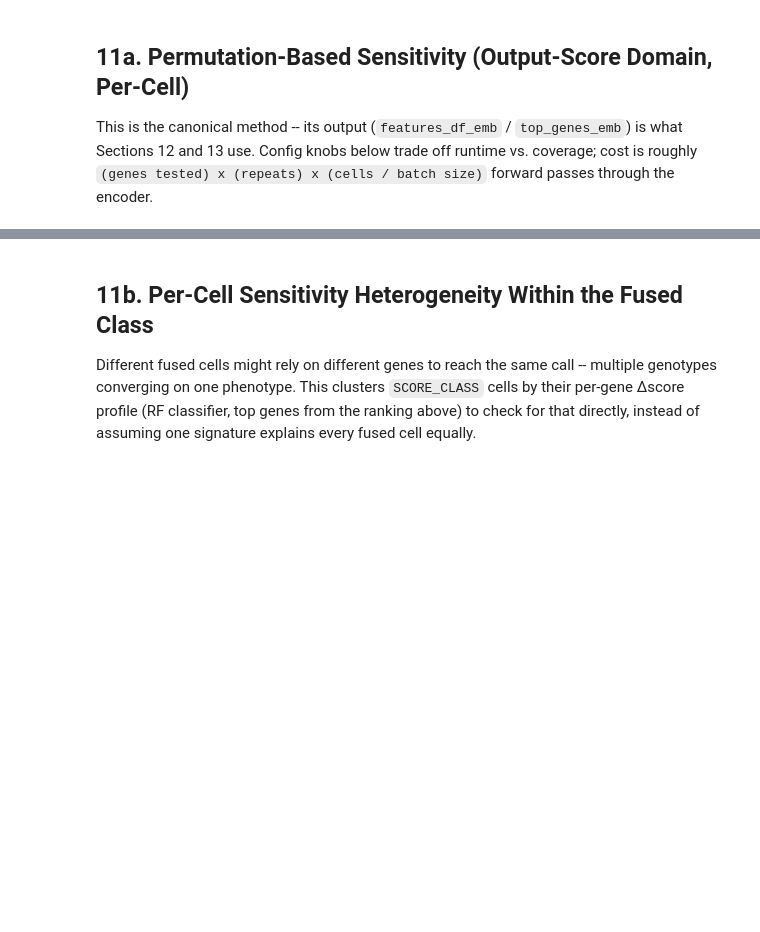
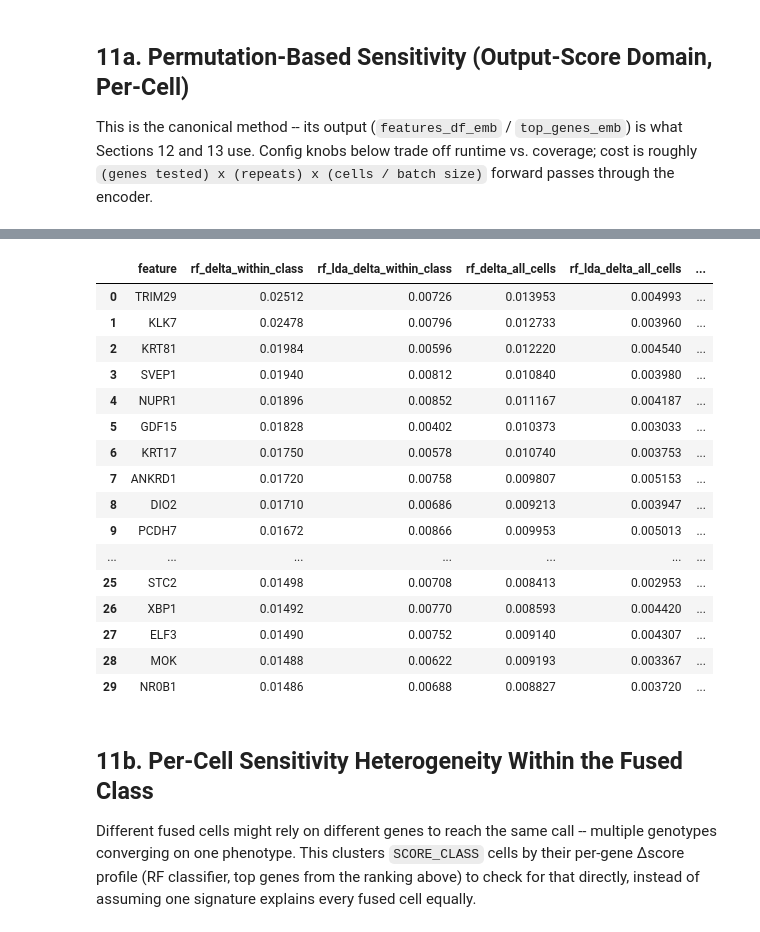
Before and after one commit to paulameena/fusion-scRNAseq-analysis, a Jupyter notebook: Fusion_embedding_classifier_comparison.ipynb, the cells around one changed output, grey strips where cells are left out. Cells and saved outputs as stored; diff of their text form; code cells hidden in the pictures; blank space fills up the shorter version.

```diff
--- a/Fusion_embedding_classifier_comparison.ipynb
+++ b/Fusion_embedding_classifier_comparison.ipynb
@@ -964,30 +1020,50 @@ print(f'\nDone. delta_score_rf shape: {delta_score_rf.shape}')
 # %%
 rf_delta_within = np.abs(delta_score_rf[within_class_mask]).mean(axis=0)
 rf_delta_all = np.abs(delta_score_rf).mean(axis=0)
 rf_lda_delta_within = np.abs(delta_score_rf_lda[within_class_mask]).mean(axis=0)
 rf_lda_delta_all = np.abs(delta_score_rf_lda).mean(axis=0)
 
 features_df_emb = pd.DataFrame({
     'feature': genes_to_test,
     'rf_delta_within_class': rf_delta_within,      # mean |Δ predict_proba| among SCORE_CLASS cells
     'rf_lda_delta_within_class': rf_lda_delta_within,
     'rf_delta_all_cells': rf_delta_all,             # same, averaged over all sensitivity cells (context)
     'rf_lda_delta_all_cells': rf_lda_delta_all,
 })
 
 # Both columns are now in the same domain (change in predict_proba) -- normalize only to give the
 # two classifiers equal weight in the combined ranking, not to fix a domain mismatch.
 for col in ('rf_delta_within_class', 'rf_lda_delta_within_class'):
     rng_span = features_df_emb[col].max() - features_df_emb[col].min()
     features_df_emb[col + '_norm'] = (
         (features_df_emb[col] - features_df_emb[col].min()) / (rng_span if rng_span > 0 else 1.0)
     )
-features_df_emb['combined_score'] = (
-    features_df_emb['rf_delta_within_class_norm'] + features_df_emb['rf_lda_delta_within_class_norm']
+#features_df_emb['combined_score'] = (
+  #  features_df_emb['rf_delta_within_class_norm'] + features_df_emb['rf_lda_delta_within_class_norm']
+#)
+features_df_emb['feature_score'] = (
+   features_df_emb['rf_delta_within_class_norm']
 )
-
-top_genes_emb = features_df_emb.sort_values('combined_score', ascending=False).reset_index(drop=True)
+top_genes_emb = features_df_emb.sort_values('feature_score', ascending=False).reset_index(drop=True)
 top_genes_emb.head(30)
+# %% [output]
+|  | feature | rf_delta_within_class | rf_lda_delta_within_class | rf_delta_all_cells | rf_lda_delta_all_cells | ... |
+| 0 | TRIM29 | 0.02512 | 0.00726 | 0.013953 | 0.004993 | ... |
+| 1 | KLK7 | 0.02478 | 0.00796 | 0.012733 | 0.003960 | ... |
+| 2 | KRT81 | 0.01984 | 0.00596 | 0.012220 | 0.004540 | ... |
+| 3 | SVEP1 | 0.01940 | 0.00812 | 0.010840 | 0.003980 | ... |
+| 4 | NUPR1 | 0.01896 | 0.00852 | 0.011167 | 0.004187 | ... |
+| 5 | GDF15 | 0.01828 | 0.00402 | 0.010373 | 0.003033 | ... |
+| 6 | KRT17 | 0.01750 | 0.00578 | 0.010740 | 0.003753 | ... |
+| 7 | ANKRD1 | 0.01720 | 0.00758 | 0.009807 | 0.005153 | ... |
+| 8 | DIO2 | 0.01710 | 0.00686 | 0.009213 | 0.003947 | ... |
+| 9 | PCDH7 | 0.01672 | 0.00866 | 0.009953 | 0.005013 | ... |
+| ... | ... | ... | ... | ... | ... | ... |
+| 25 | STC2 | 0.01498 | 0.00708 | 0.008413 | 0.002953 | ... |
+| 26 | XBP1 | 0.01492 | 0.00770 | 0.008593 | 0.004420 | ... |
+| 27 | ELF3 | 0.01490 | 0.00752 | 0.009140 | 0.004307 | ... |
+| 28 | MOK | 0.01488 | 0.00622 | 0.009193 | 0.003367 | ... |
+| 29 | NR0B1 | 0.01486 | 0.00688 | 0.008827 | 0.003720 | ... |
 # %% [markdown]
 ## 11b. Per-Cell Sensitivity Heterogeneity Within the Fused Class
 
```
Also changed, not shown: parts of 23 cells of this notebook, 13 other files.
